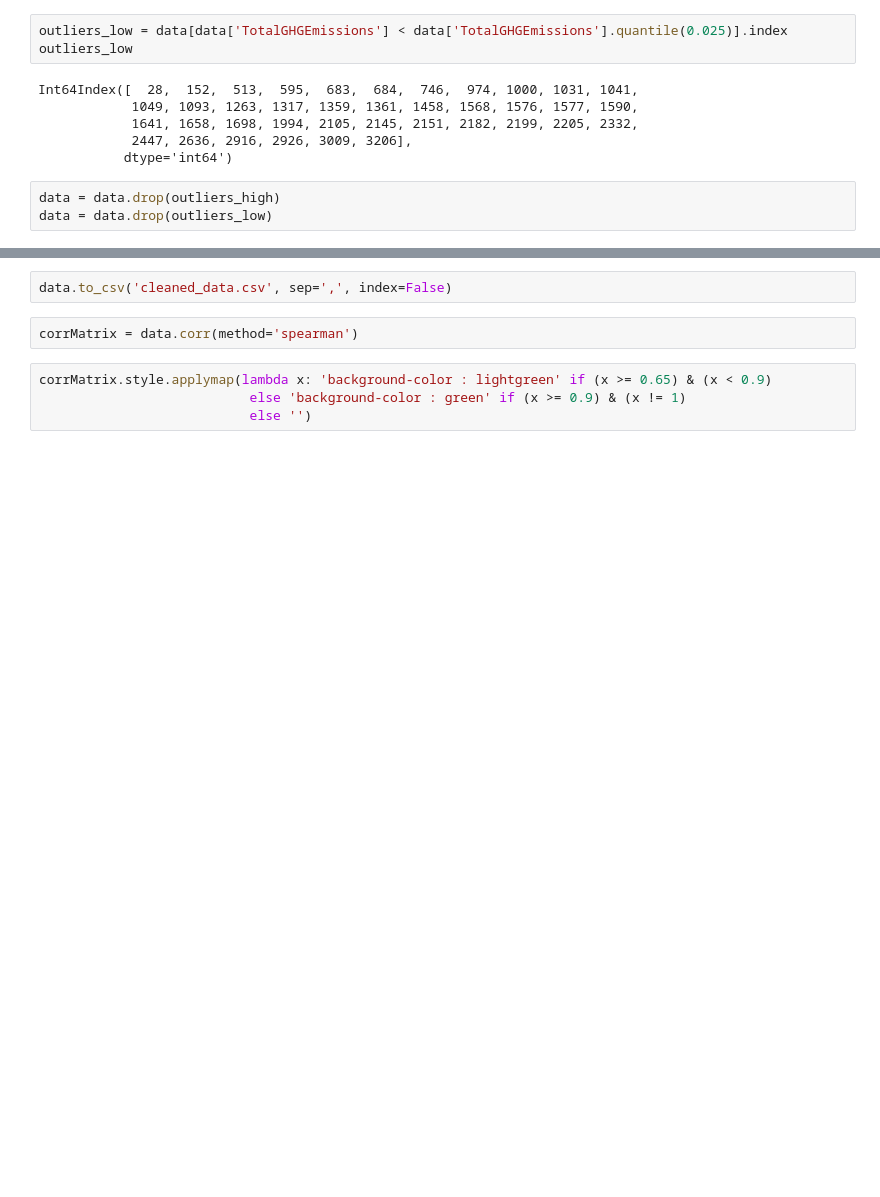
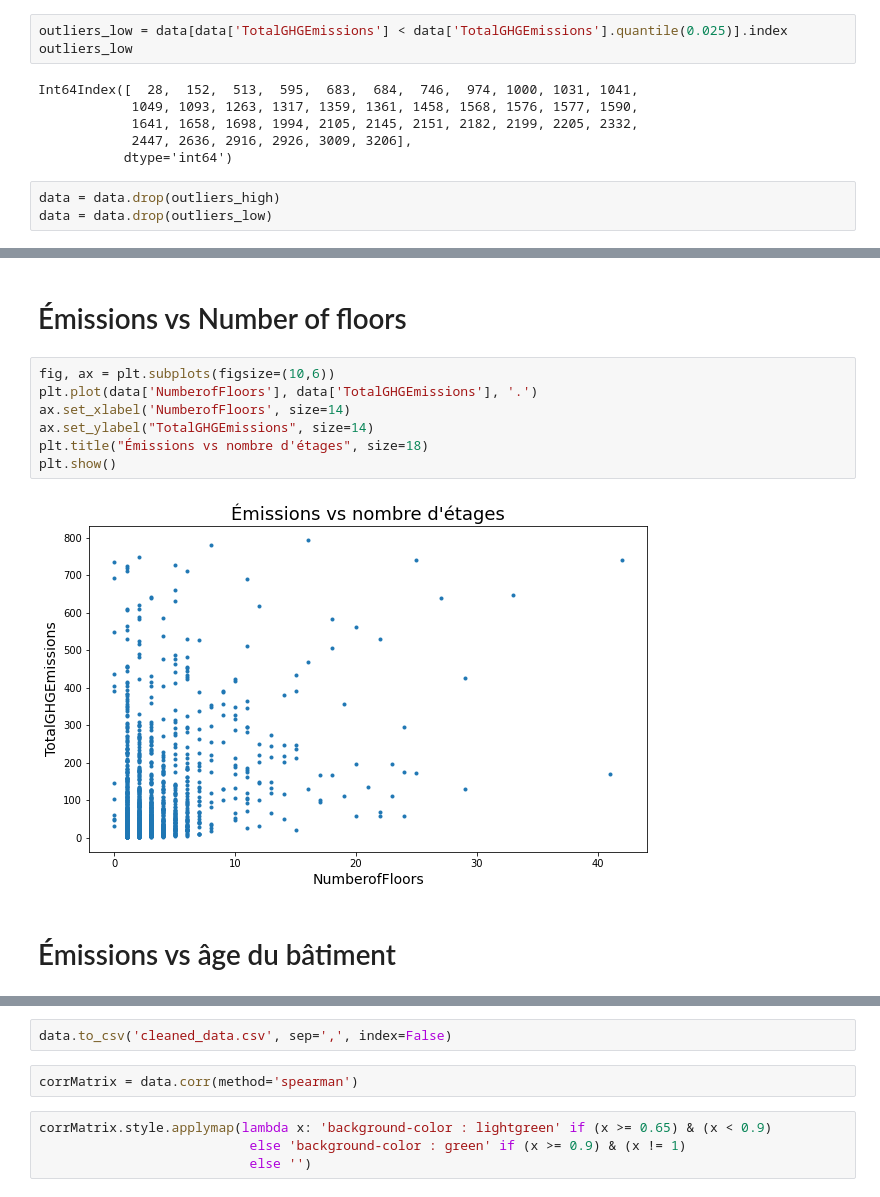
Before and after one commit to Axelibnida/My_projects, a Jupyter notebook: Building Consumption Prediction/P3_data_cleaning.ipynb, the cells around one changed output, grey strips where cells are left out. Cells and saved outputs as stored; diff of their text form; blank space fills up the shorter version.

```diff
--- a/Building Consumption Prediction/P3_data_cleaning.ipynb
+++ b/Building Consumption Prediction/P3_data_cleaning.ipynb
@@ -1484,0 +1580,13 @@ plt.show()
+# %% [markdown]
+# Émissions vs Number of floors
+# %%
+fig, ax = plt.subplots(figsize=(10,6))
+plt.plot(data['NumberofFloors'], data['TotalGHGEmissions'], '.')
+ax.set_xlabel('NumberofFloors', size=14)
+ax.set_ylabel("TotalGHGEmissions", size=14)
+plt.title("Émissions vs nombre d'étages", size=18)
+plt.show()
+# %% [output]
+[figure, added]
+# %% [markdown]
+# Émissions vs âge du bâtiment
```
Also changed, not shown: parts of 89 cells of this notebook, 1 other file.
